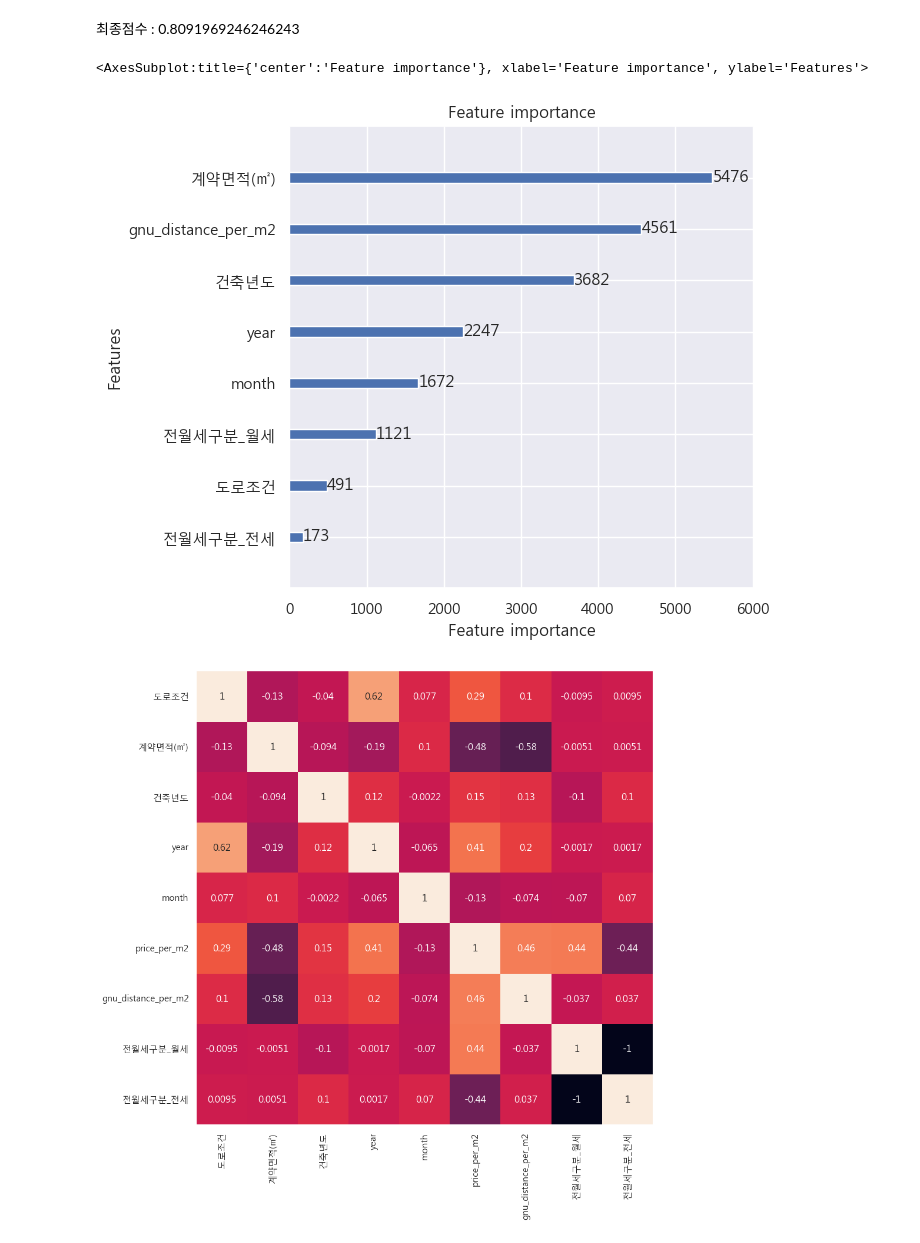
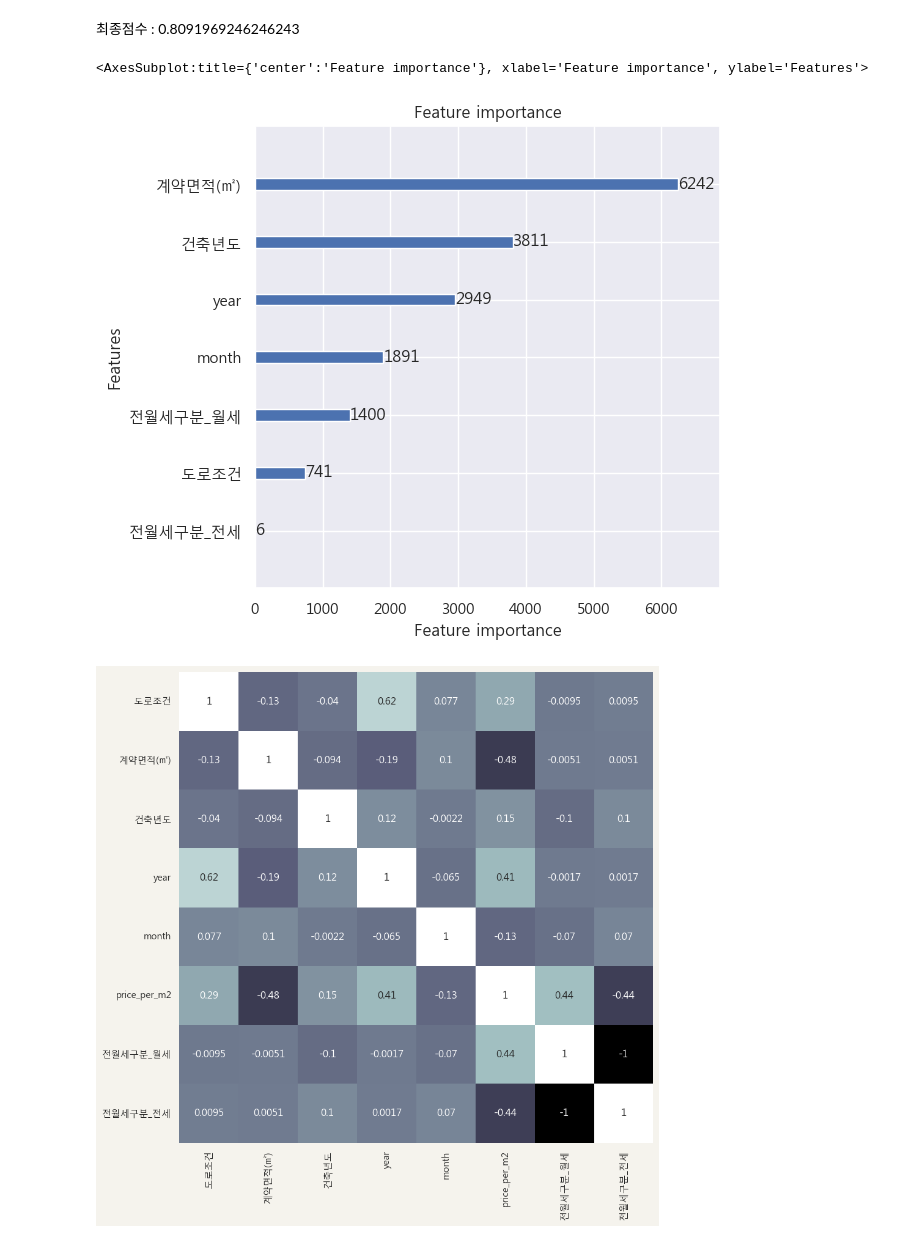
Before and after one commit to ChanceMKR/LH_home, a Jupyter notebook: ksc/lh_home.ipynb, the cells around one changed output. Cells and saved outputs as stored; diff of their text form; code cells hidden in the pictures.

```diff
--- a/ksc/lh_home.ipynb
+++ b/ksc/lh_home.ipynb
@@ -169,7 +169,7 @@ for long, lat in zip(gajwa["경도"], gajwa["위도"]):
     gnu_dist.append(d)
 gajwa["gnu_distance"] = gnu_dist
 
-gajwa["gnu_distance_per_m2"] = gajwa.gnu_distance / gajwa["계약면적(㎡)"]
+# gajwa["gnu_distance_per_m2"] = gajwa.gnu_distance / gajwa["계약면적(㎡)"]
 # %% [markdown]
 ## 데이터 시각화
 # %%
@@ -574,12 +574,11 @@ fig, ax = plt.subplots(figsize =(6,6))
 plot_importance(final_model, ax=ax)
 # %% [output]
 <AxesSubplot:title={'center':'Feature importance'}, xlabel='Feature importance', ylabel='Features'>
-[figure, old version]
+[figure, new version]
 # %%
 corr = gajwa_data.corr()
-
-plt.figure(figsize = (10, 10))
-sns.heatmap(corr, annot = True, cbar = False)
+plt.figure(figsize = (10, 10), facecolor = "#F5F3ED")
+sns.heatmap(corr, annot = True, cbar = False,cmap = "bone")
 plt.show()
 # %% [output]
-[figure, old version]
+[figure, new version]
```
Also changed, not shown: parts of 15 cells of this notebook, 4 other files.
